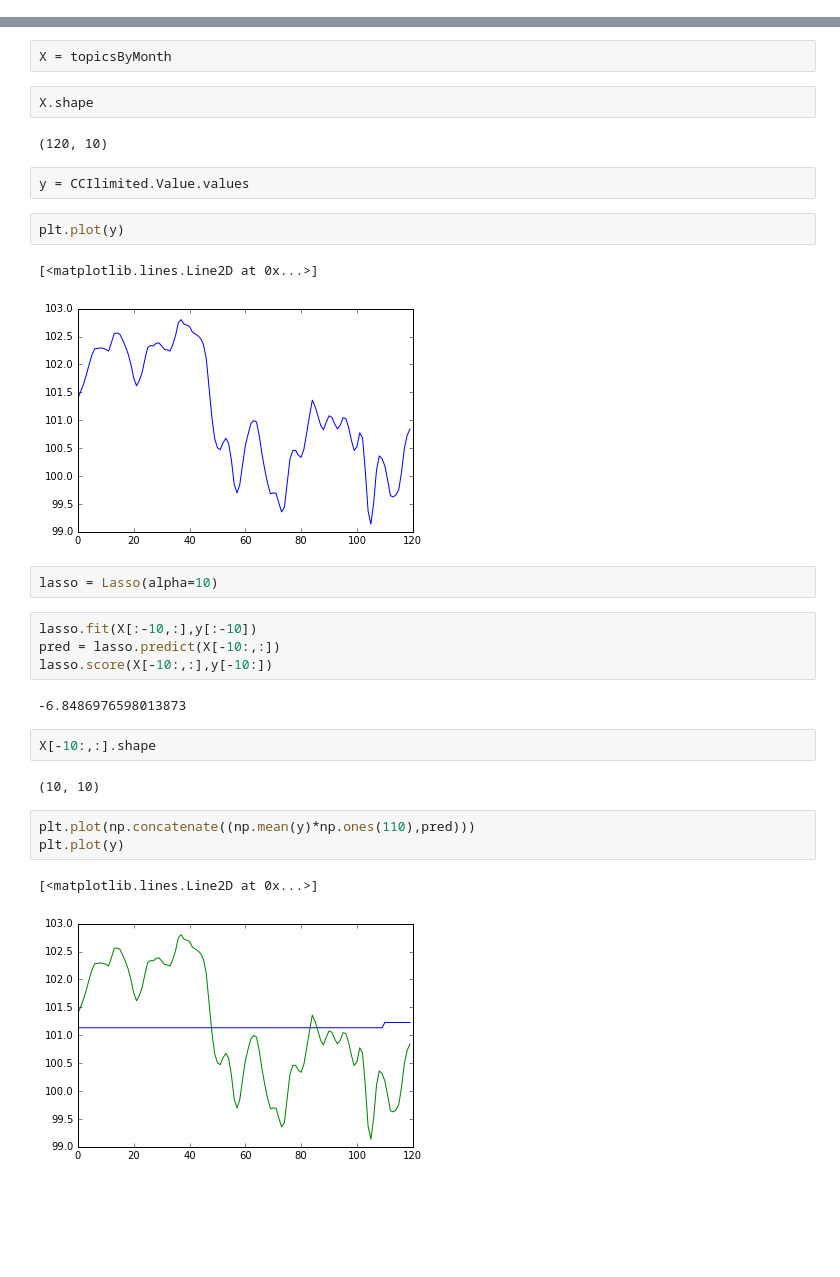
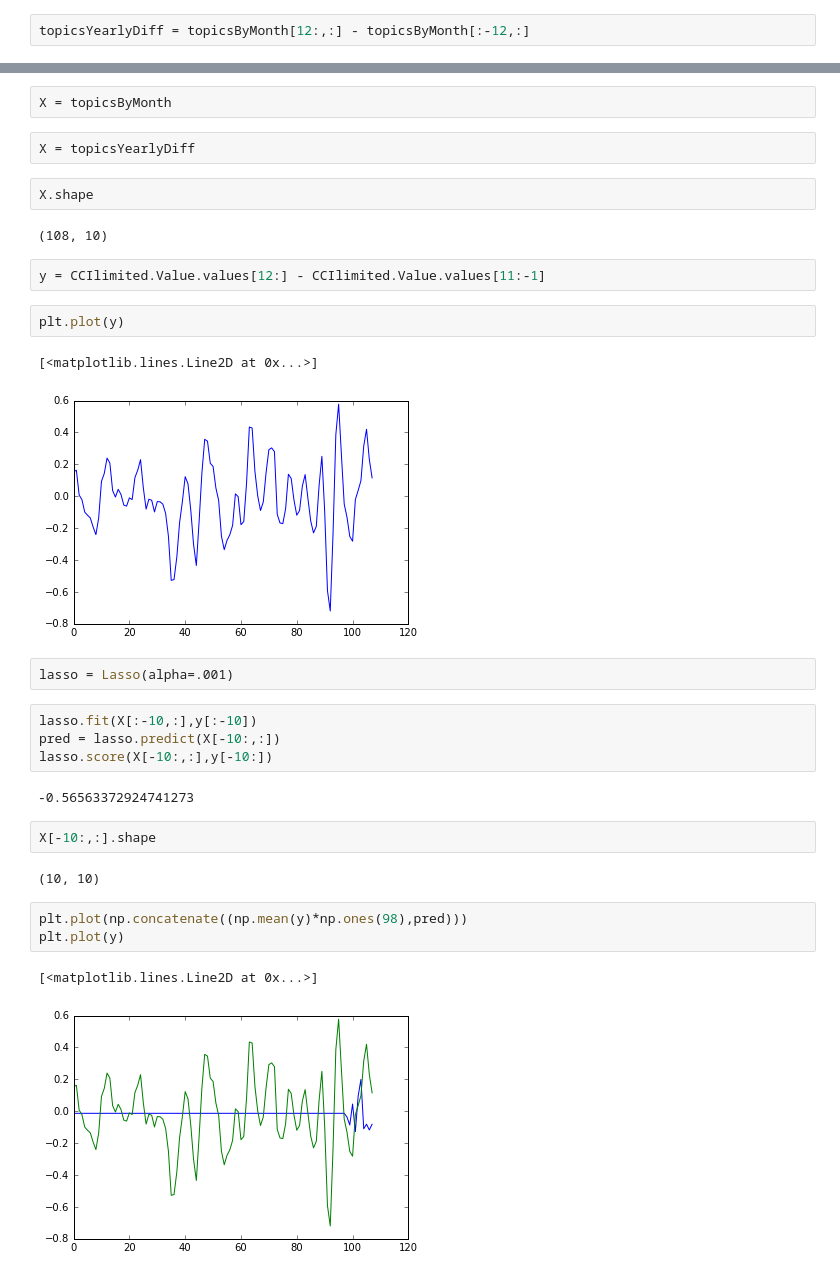
Before and after one commit to AC209ConsumerConfidence/Economic_Sentiment_Forecast, a Jupyter notebook: Clustering_experimentation.ipynb, the cells around one changed output, grey strips where cells are left out. Cells and saved outputs as stored; diff of their text form; blank space fills up the shorter version.

```diff
--- a/Clustering_experimentation.ipynb
+++ b/Clustering_experimentation.ipynb
@@ -131,0 +116,2 @@ array([[ 2.99975417,  5.36728806,  3.71410122, ...,  6.78337224,
+# %%
+topicsYearlyDiff = topicsByMonth[12:,:] - topicsByMonth[:-12,:]
@@ -153,32 +146,34 @@ CCIlimited.shape
 ## Assembling predictors
 # %%
 X = topicsByMonth
+# %%
+X = topicsYearlyDiff
 # %%
 X.shape
 # %% [output]
-(120, 10)
+(108, 10)
 # %%
-y = CCIlimited.Value.values
+y = CCIlimited.Value.values[12:] - CCIlimited.Value.values[11:-1]
 # %%
 plt.plot(y)
 # %% [output]
 [<matplotlib.lines.Line2D at 0x...>]
-[figure, old version]
+[figure, new version]
 # %%
-lasso = Lasso(alpha=10)
+lasso = Lasso(alpha=.001)
 # %%
 lasso.fit(X[:-10,:],y[:-10])
 pred = lasso.predict(X[-10:,:])
 lasso.score(X[-10:,:],y[-10:])
 # %% [output]
--6.8486976598013873
+-0.56563372924741273
 # %%
 X[-10:,:].shape
 # %% [output]
 (10, 10)
 # %%
-plt.plot(np.concatenate((np.mean(y)*np.ones(110),pred)))
+plt.plot(np.concatenate((np.mean(y)*np.ones(98),pred)))
 plt.plot(y)
 # %% [output]
 [<matplotlib.lines.Line2D at 0x...>]
-[figure, old version]
+[figure, new version]
```
Also changed, not shown: parts of 4 cells of this notebook.
